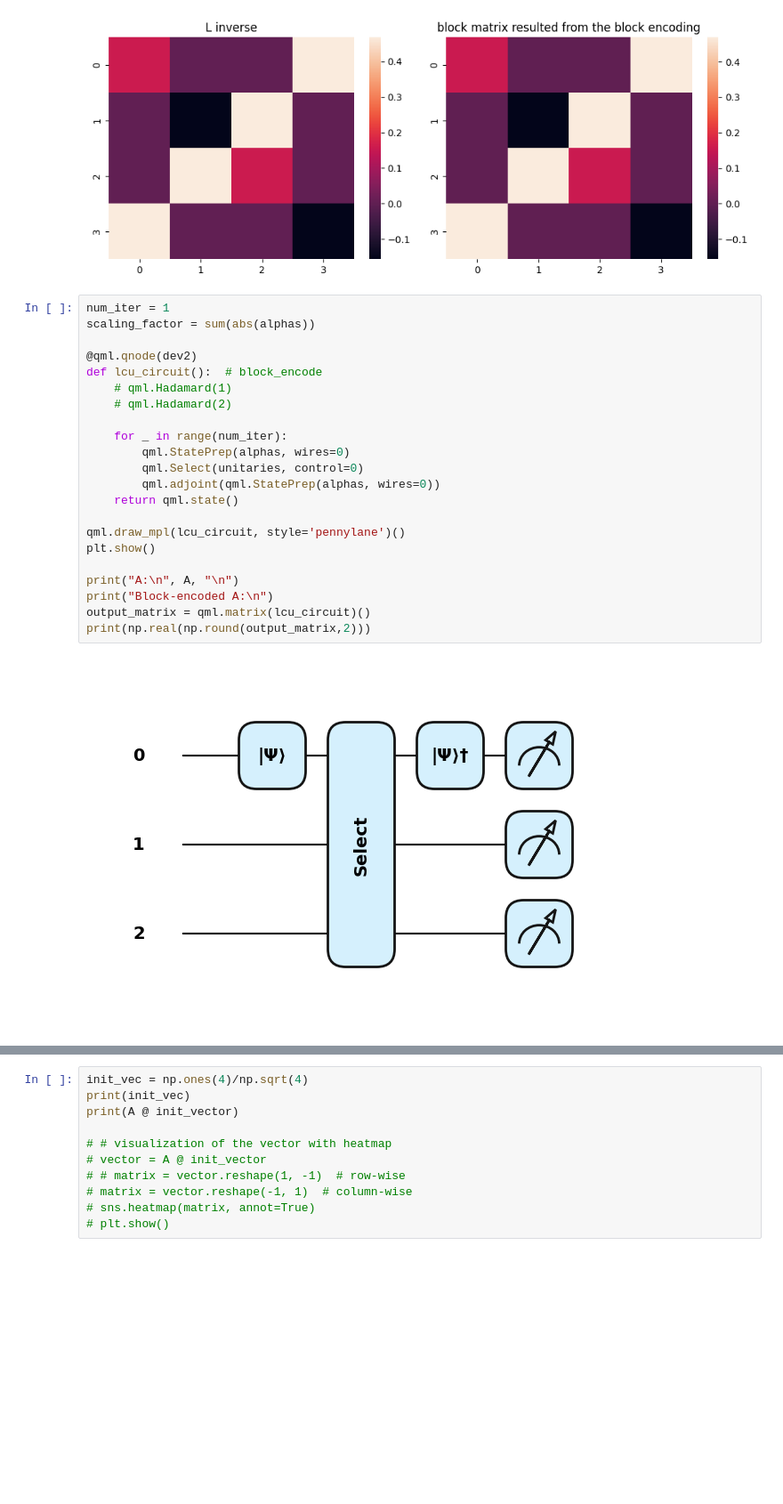
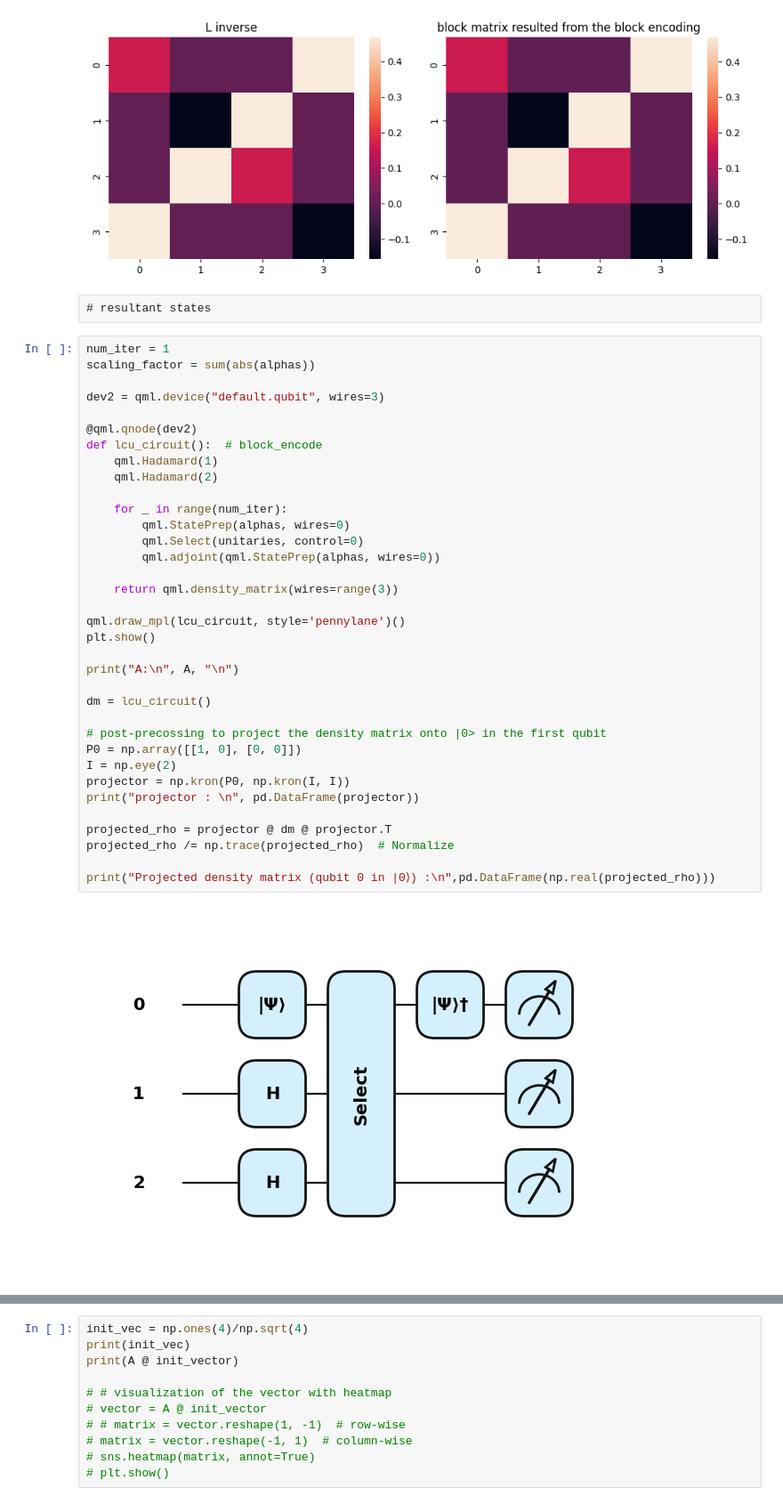
Before and after one commit to 24shiny/Inverse_Laplacian_embedding, a Jupyter notebook: Laplacian_embedding/block_encoding_PL.ipynb, the cells around one changed output, grey strips where cells are left out. Shown: that part at 89% size. Saved outputs shown, nothing was run; the diff lists cells and outputs as text; blank space fills up the shorter version.

```diff
--- a/Laplacian_embedding/block_encoding_PL.ipynb
+++ b/Laplacian_embedding/block_encoding_PL.ipynb
@@ -162,30 +160,45 @@ plt.show()
 # %% [output]
 [figure]
 [figure]
+# %% [raw]
+# resultant states
 # %%
 num_iter = 1
 scaling_factor = sum(abs(alphas))
 
+dev2 = qml.device("default.qubit", wires=3)
+
 @qml.qnode(dev2)
 def lcu_circuit():  # block_encode
-    # qml.Hadamard(1)
-    # qml.Hadamard(2)
+    qml.Hadamard(1)
+    qml.Hadamard(2)
 
     for _ in range(num_iter):
         qml.StatePrep(alphas, wires=0)
         qml.Select(unitaries, control=0)
         qml.adjoint(qml.StatePrep(alphas, wires=0))
-    return qml.state()
+
+    return qml.density_matrix(wires=range(3))
 
 qml.draw_mpl(lcu_circuit, style='pennylane')()
 plt.show()
 
 print("A:\n", A, "\n")
-print("Block-encoded A:\n")
-output_matrix = qml.matrix(lcu_circuit)()
-print(np.real(np.round(output_matrix,2)))
+
+dm = lcu_circuit()
+
+# post-precossing to project the density matrix onto |0> in the first qubit
+P0 = np.array([[1, 0], [0, 0]])
+I = np.eye(2)
+projector = np.kron(P0, np.kron(I, I))
+print("projector : \n", pd.DataFrame(projector))
+
+projected_rho = projector @ dm @ projector.T
+projected_rho /= np.trace(projected_rho)  # Normalize
+
+print("Projected density matrix (qubit 0 in |0⟩) :\n",pd.DataFrame(np.real(projected_rho)))
 # %% [output]
-[figure, old version]
+[figure, new version]
 A:
  [[ 0.25  0.    0.    0.75]
  [ 0.   -0.25  0.75  0.  ]
```
Also changed, not shown: parts of 9 cells of this notebook.
